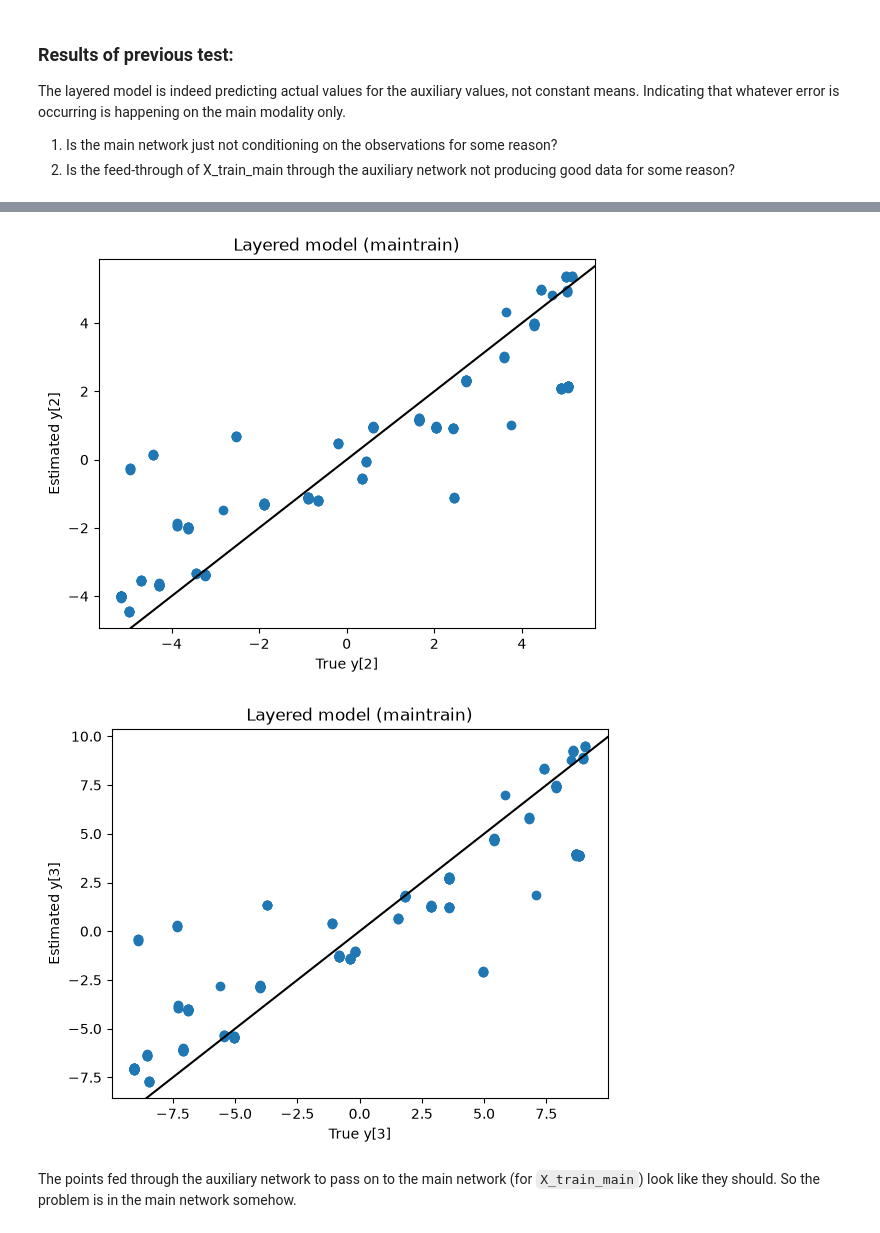
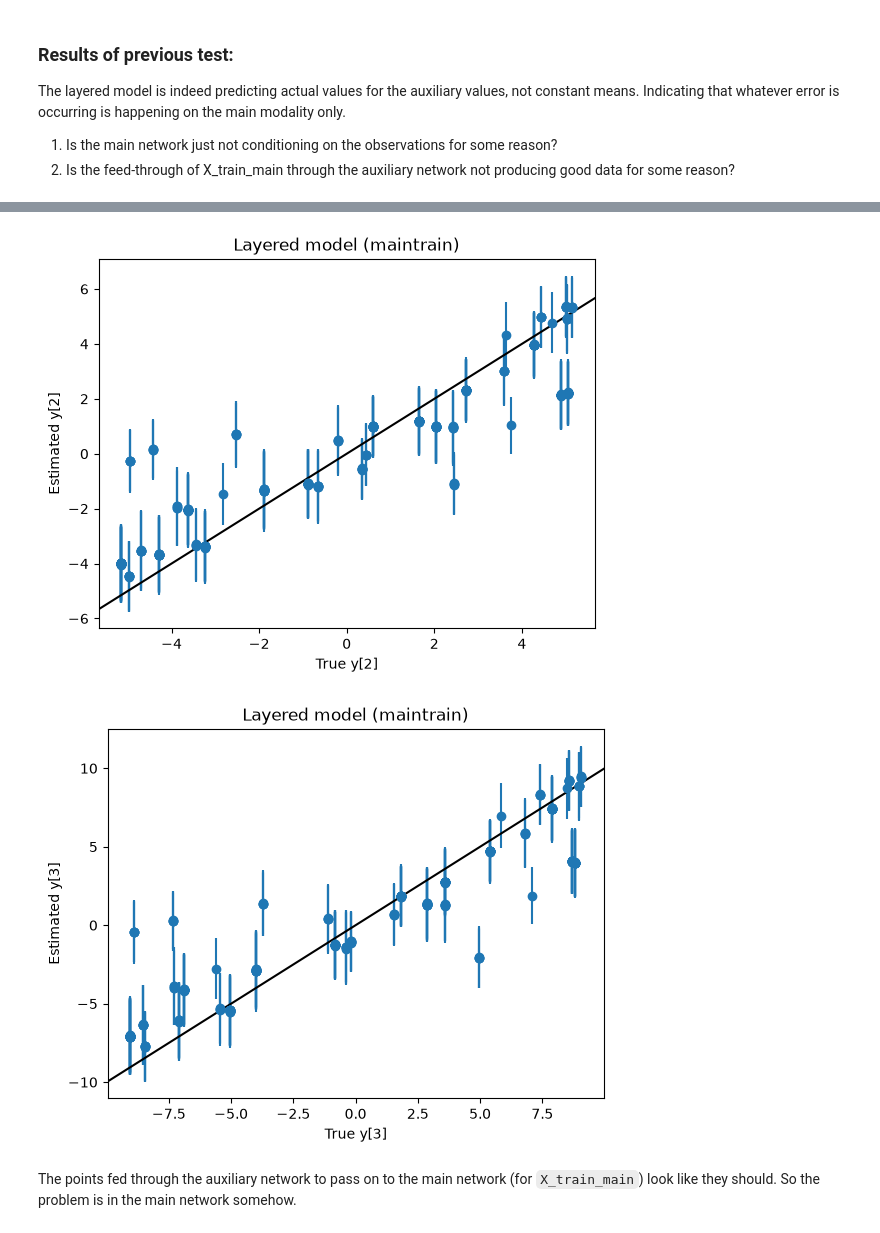
Before and after one commit to NatLabRockies/mmbo, a Jupyter notebook: notebooks/diagnosis/constant_mean.ipynb, the cells around one changed output, grey strips where cells are left out. Cells and saved outputs as stored; diff of their text form; code cells hidden in the pictures.

```diff
--- a/notebooks/diagnosis/constant_mean.ipynb
+++ b/notebooks/diagnosis/constant_mean.ipynb
@@ -212,7 +223,9 @@ plt.show()
 I can use the `train_aux/mu` sample sites against `Y_train_mm` to see whether the problem is in auxiliary network as well as main network.
 # %%
 for auxidx in range(4):
-    plt.scatter(Y_train_mm[0][:,auxidx], samples_layered["train_aux0/mu"].mean(dim=0)[:,auxidx])
+    plt.errorbar(Y_train_mm[0][:,auxidx], samples_layered["train_aux0/mu"].mean(dim=0)[:,auxidx],
+                 yerr = 1.96 * samples_layered["train_aux0/mu"].std(dim=0)[:,auxidx], marker="o", linestyle="none")
+    #plt.scatter(Y_train_mm[0][:,auxidx], samples_layered["train_aux0/mu"].mean(dim=0)[:,auxidx])
     plt.axline([-1,-1],[1,1], c="black")
     plt.title("Layered model (train)")
     plt.xlabel(f"True y[{auxidx}]")
@@ -245,7 +258,9 @@ indices = pairs[pairs[:,0].sort().indices,1]
 Y_maintrain_mm = Y_train_mm[0][indices,:] # This is the y value for mm data corresponding to X_train_main
 # %%
 for auxidx in range(4):
-    plt.scatter(Y_maintrain_mm[:,auxidx], samples_layered["maintrain_aux0/mu"].mean(dim=0)[:,auxidx])
+    plt.errorbar(Y_maintrain_mm[:,auxidx], samples_layered["maintrain_aux0/mu"].mean(dim=0)[:,auxidx],
+                 yerr = 1.96 * samples_layered["maintrain_aux0/mu"].std(dim=0)[:,auxidx], linestyle="none", marker="o")
+    #plt.scatter(Y_maintrain_mm[:,auxidx], samples_layered["maintrain_aux0/mu"].mean(dim=0)[:,auxidx])
     plt.axline([-1,-1],[1,1], c="black")
     plt.title("Layered model (maintrain)")
     plt.xlabel(f"True y[{auxidx}]")
@@ -257,5 +272,5 @@ for auxidx in range(4):
-[figure, old version]
+[figure, new version]
-[figure, old version]
+[figure, new version]
 # %% [markdown]
 The points fed through the auxiliary network to pass on to the main network (for `X_train_main`) look like they should. So the problem is in the main network somehow.
 # %% [markdown]
```
Also changed, not shown: parts of 35 cells of this notebook.
